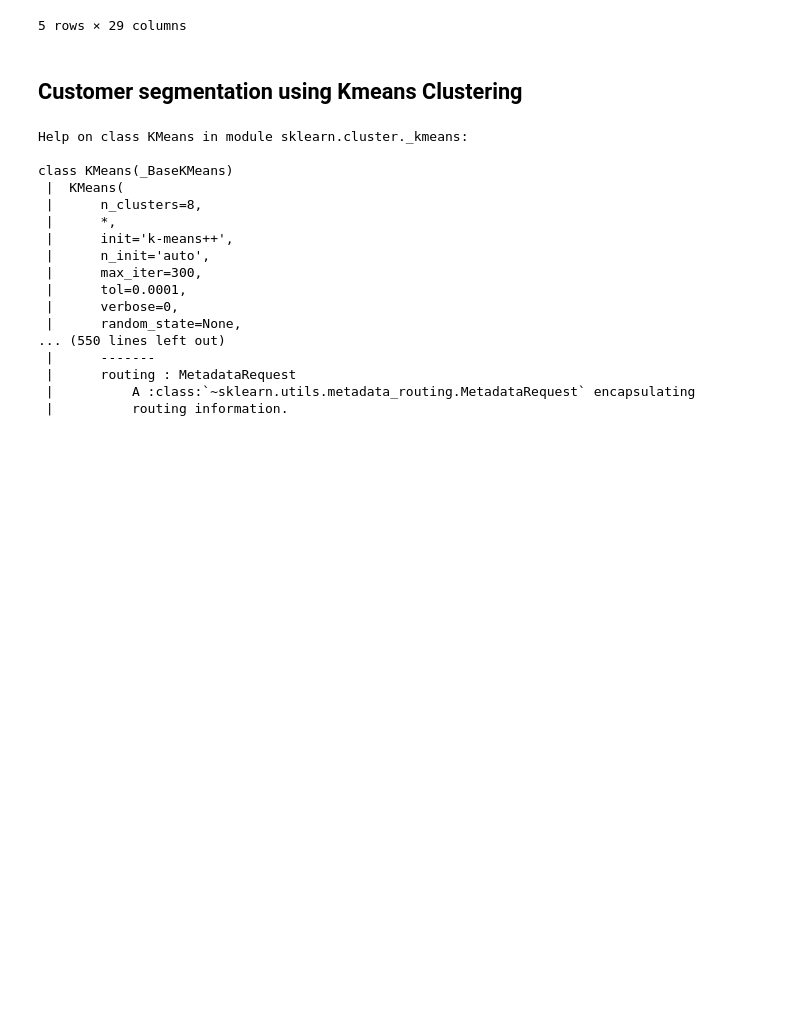
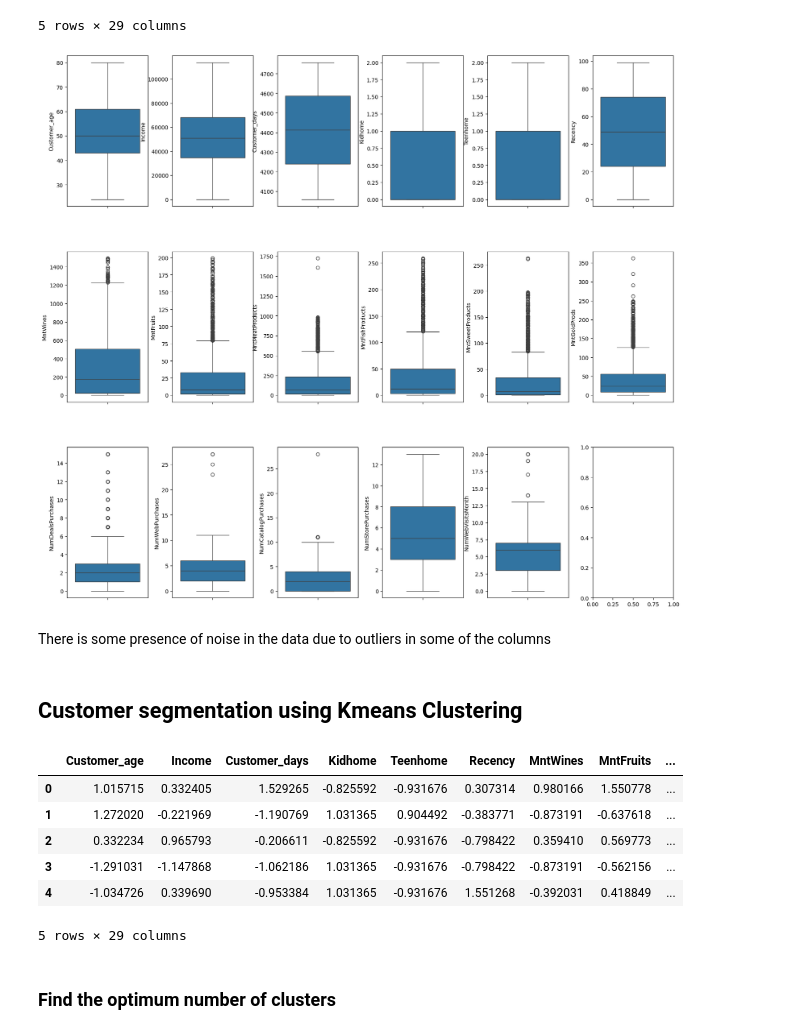
Before and after one commit to Morris-mk/IFood_Marketing-data-Analysis-segmentation-and-classification, a Jupyter notebook: Customer_segmentation.ipynb, the cells around one changed output. Drawn from its saved outputs; the diff is of its cells as text; code cells hidden in the pictures; blank space fills up the shorter version.

Commit message:
clustering done

```diff
--- a/Customer_segmentation.ipynb
+++ b/Customer_segmentation.ipynb
@@ -20,7 +20,7 @@ df.head()
 | 4 | 5324 | 39 | Adult | 58293.0 | middle_income | 4219 | PhD | Married | ... |
 5 rows × 29 columns
 # %%
-df = df.drop(columns=['ID', 'Age_group', 'Income_group'])
+df.drop(columns=['ID', 'Age_group', 'Income_group'], inplace=True)
 df.head()
 # %% [output]
 |  | Customer_age | Income | Customer_days | Education | Marital_Status | Kidhome | Teenhome | Recency | MntWines | ... |
@@ -65,25 +65,45 @@ df.head()
 | 3 | 36 | 26646.0 | 4197 | 1 | 0 | 26 | 11 | 4 | ... |
 | 4 | 39 | 58293.0 | 4219 | 1 | 0 | 94 | 173 | 43 | ... |
 5 rows × 29 columns
+# %%
+# create boxplots for columns with continous data
+cols = df.columns[:17]
+
+def create_boxplot(data, cols):
+    fig, axs = plt.subplots(3,6, figsize=(20, 18))
+    axs = axs.flatten()
+    fig.subplots_adjust(hspace=0.3, wspace=0.3)
+
+    for index, col in enumerate(cols):
+        if index < len(cols):
+            sns.boxplot(data[col], ax=axs[index])
+            #axs[index].set_title(f'boxplot for {col}')
+
+        else:
+            break
+
+create_boxplot(df, cols)
+# %% [output]
+[figure, added]
+# %% [markdown]
+There is some presence of noise in the data due to outliers in some of the columns
 # %% [markdown]
 ## Customer segmentation using Kmeans Clustering
 # %%
-help(KMeans)
+# scale the features
+from sklearn.preprocessing import StandardScaler
+scaler = StandardScaler()
+
+df_scaled = scaler.fit_transform(df)
+df_scaled = pd.DataFrame(df_scaled, columns=df.columns)
+df_scaled.head()
 # %% [output]
+|  | Customer_age | Income | Customer_days | Kidhome | Teenhome | Recency | MntWines | MntFruits | ... |
+| 0 | 1.015715 | 0.332405 | 1.529265 | -0.825592 | -0.931676 | 0.307314 | 0.980166 | 1.550778 | ... |
+| 1 | 1.272020 | -0.221969 | -1.190769 | 1.031365 | 0.904492 | -0.383771 | -0.873191 | -0.637618 | ... |
+| 2 | 0.332234 | 0.965793 | -0.206611 | -0.825592 | -0.931676 | -0.798422 | 0.359410 | 0.569773 | ... |
+| 3 | -1.291031 | -1.147868 | -1.062186 | 1.031365 | -0.931676 | -0.798422 | -0.873191 | -0.562156 | ... |
+| 4 | -1.034726 | 0.339690 | -0.953384 | 1.031365 | -0.931676 | 1.551268 | -0.392031 | 0.418849 | ... |
-Help on class KMeans in module sklearn.cluster._kmeans:
-
-class KMeans(_BaseKMeans)
- |  KMeans(
- |      n_clusters=8,
- |      *,
- |      init='k-means++',
- |      n_init='auto',
- |      max_iter=300,
- |      tol=0.0001,
- |      verbose=0,
- |      random_state=None,
-... (550 lines left out)
- |      -------
- |      routing : MetadataRequest
- |          A :class:`~sklearn.utils.metadata_routing.MetadataRequest` encapsulating
- |          routing information.
+5 rows × 29 columns
+# %% [markdown]
+### Find the optimum number of clusters
```
Also changed, not shown: parts of 5 cells of this notebook.
